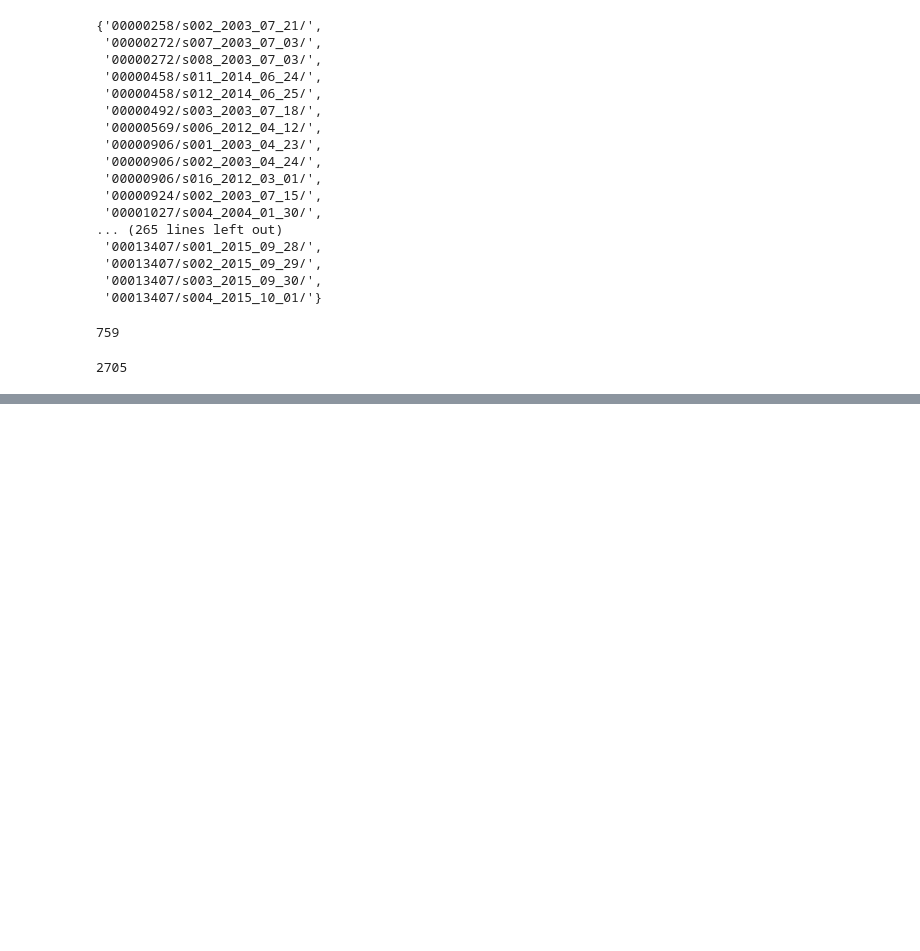
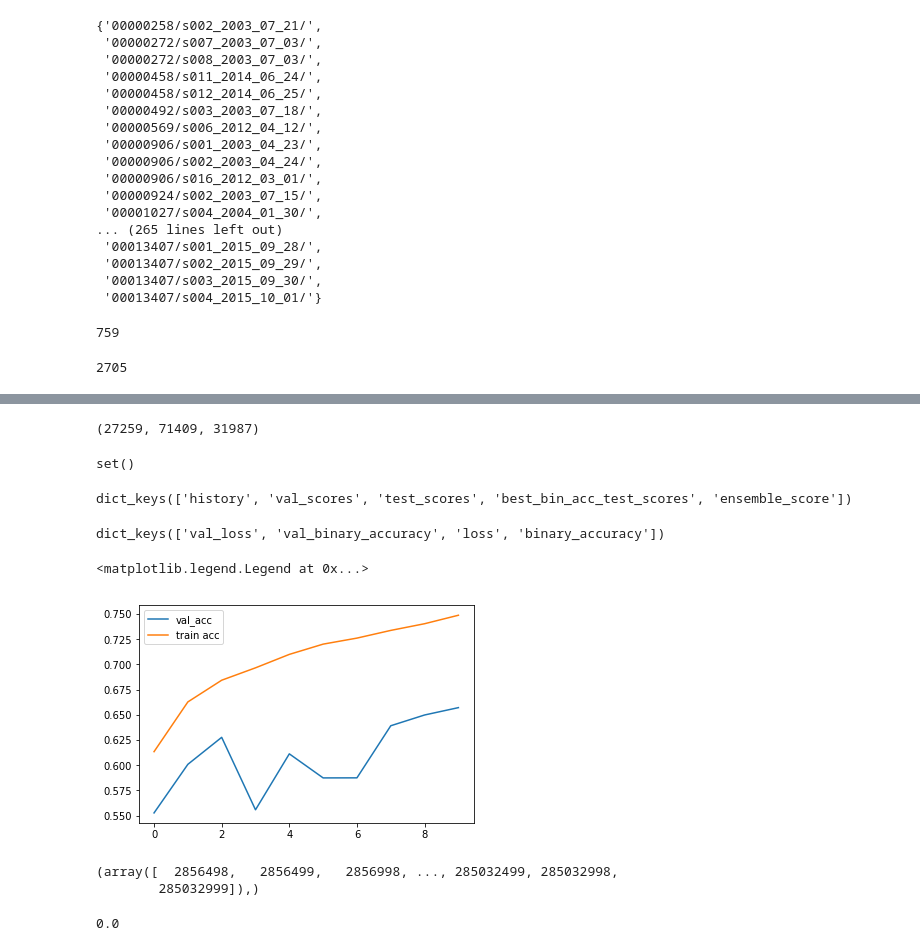
Before and after one commit to Saqibm128/eeg-tasks, a Jupyter notebook: notebooks/Verification.ipynb, the cells around one changed output, grey strips where cells are left out. Saved outputs shown, nothing was run; the diff lists cells and outputs as text; code cells hidden in the pictures; blank space fills up the shorter version.

Commit message:
trying to verify data further

```diff
--- a/notebooks/Verification.ipynb
+++ b/notebooks/Verification.ipynb
@@ -331,0 +523,25 @@ len(testTrainSplit[0])
+# %%
+len(testSamplingInfo), len(trainSamplingInfo), len(validSamplingInfo)
+# %% [output]
+(27259, 71409, 31987)
+# %%
+set([read.parse_edf_token_path_structure(testSamplingInfo[datum].token_file_path)[1] for datum in testSamplingInfo]).intersection(set([read.parse_edf_token_path_structure(trainSamplingInfo[datum].token_file_path)[1] for datum in trainSamplingInfo]))
+# %% [output]
+set()
+# %%
+result =  {'history': {'val_loss': [0.9066010196366625, 0.8028767559834138, 0.7598287177109766, 0.8665057220057638, 0.7774979693139483, 0.8041855533400136, 0.8173260139320083, 0.9173576263244262, 0.7638700917393029, 0.789128032977691], 'val_binary_accuracy': [0.5527617735470942, 0.6009519038076152, 0.6277241983967936, 0.5558617234468938, 0.6113476953907816, 0.5874874749498998, 0.5875501002004008, 0.6392159318637275, 0.6498935370741483, 0.657189378757515], 'loss': [0.9285968590210372, 0.7877359825399425, 0.7482460927001029, 0.7221987229826204, 0.6803015097641624, 0.6539136650316384, 0.6268250734816753, 0.6136024126557491, 0.6108057796420537, 0.5816232967269794], 'binary_accuracy': [0.6135089686098655, 0.6628503363228699, 0.684375, 0.696664798206278, 0.7099915919282511, 0.7201653587443946, 0.7261491031390135, 0.7337864349775785, 0.740414798206278, 0.7488228699551569]}, 'val_scores': {'min_val_loss': 0.7598287177109766, 'max_val_acc': 0.657189378757515}, 'test_scores': {'f1': 0.7245760514442774, 'acc': 0.6103305330349609, 'auc': 0.5365565647247008}, 'best_bin_acc_test_scores': {'f1': 0.715289798059271, 'acc': 0.601746212260171, 'auc': 0.5320630813042595}, 'ensemble_score': {'auc': 0.5508568846247437, 'acc': 0.6306818181818182, 'f1_score': 0.7445972495088409, 'discordance': 0.12093449395404035}}
+# %%
+result.keys()
+# %% [output]
+dict_keys(['history', 'val_scores', 'test_scores', 'best_bin_acc_test_scores', 'ensemble_score'])
+# %%
+result["history"].keys()
+# %% [output]
+dict_keys(['val_loss', 'val_binary_accuracy', 'loss', 'binary_accuracy'])
+# %%
+plt.plot(result["history"]["val_binary_accuracy"])
+plt.plot(result["history"]["binary_accuracy"])
+plt.legend(["val_acc", "train acc"])
+# %% [output]
+<matplotlib.legend.Legend at 0x...>
+[figure, added]
@@ -331,0 +555,9 @@ len(testTrainSplit[0])
+# %%
+np.where(logs ==  logs.min())
+# %% [output]
+(array([  2856498,   2856499,   2856998, ..., 285032499, 285032998,
+        285032999]),)
+# %%
+testData.flatten()[2856498]
+# %% [output]
+0.0
```
Also changed, not shown: parts of 50 cells of this notebook, 2 other files.
